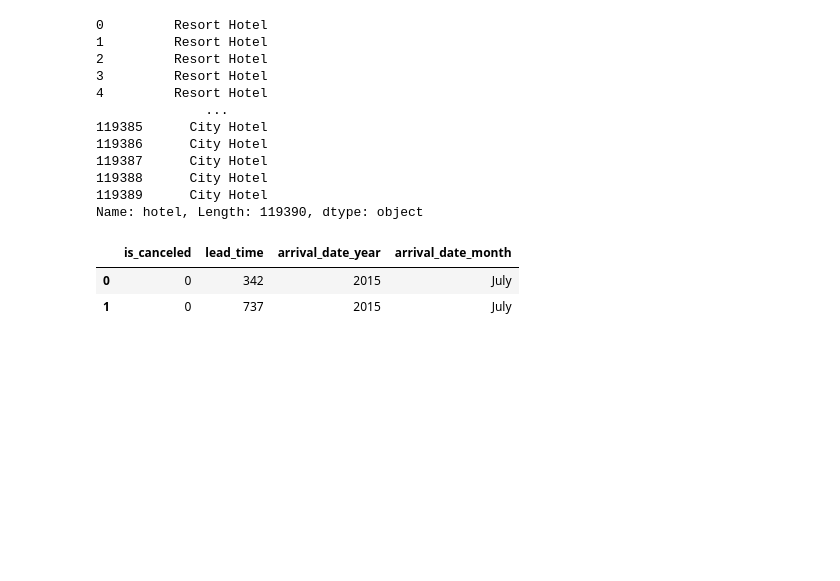
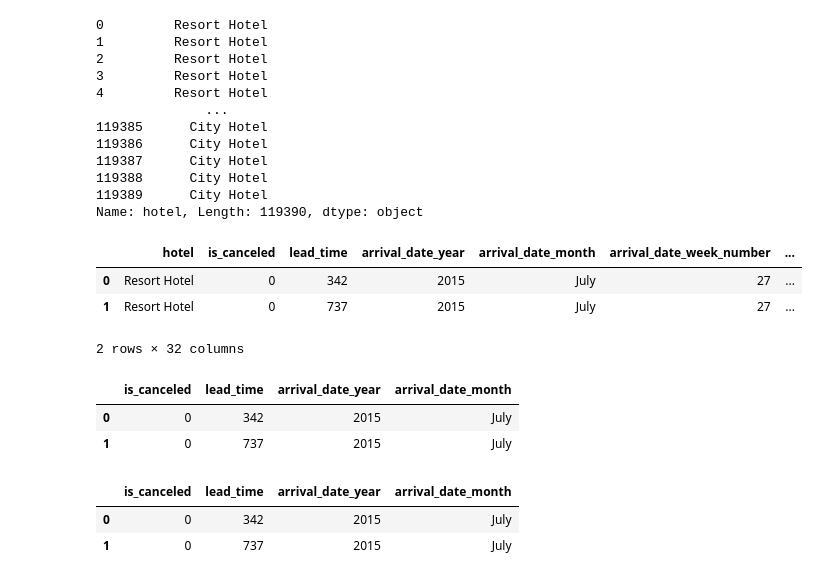
Before and after one commit to northernsnowflake/python_for_data_science, a Jupyter notebook: 01/Lekce1.ipynb, the cells around one changed output. Saved outputs shown, nothing was run; the diff lists cells and outputs as text; code cells hidden in the pictures; blank space fills up the shorter version.

```diff
--- a/01/Lekce1.ipynb
+++ b/01/Lekce1.ipynb
@@ -59,4 +74,18 @@ a
 119388      City Hotel
 119389      City Hotel
 Name: hotel, Length: 119390, dtype: object
+# %%
+data.iloc[0:2] # i je pro index, vždy vybírám nejprve řádky, pak teprve sloupec
+# dostanu první 2 řádky
+# %% [output]
+|  | hotel | is_canceled | lead_time | arrival_date_year | arrival_date_month | arrival_date_week_number | ... |
+| 0 | Resort Hotel | 0 | 342 | 2015 | July | 27 | ... |
+| 1 | Resort Hotel | 0 | 737 | 2015 | July | 27 | ... |
+2 rows × 32 columns
+# %%
+data.iloc[0:2,1:5] # pak vybírám sloupce
+# %% [output]
+|  | is_canceled | lead_time | arrival_date_year | arrival_date_month |
+| 0 | 0 | 342 | 2015 | July |
+| 1 | 0 | 737 | 2015 | July |
 # %%
```
Also changed, not shown: parts of 12 cells of this notebook, 1 other file.
